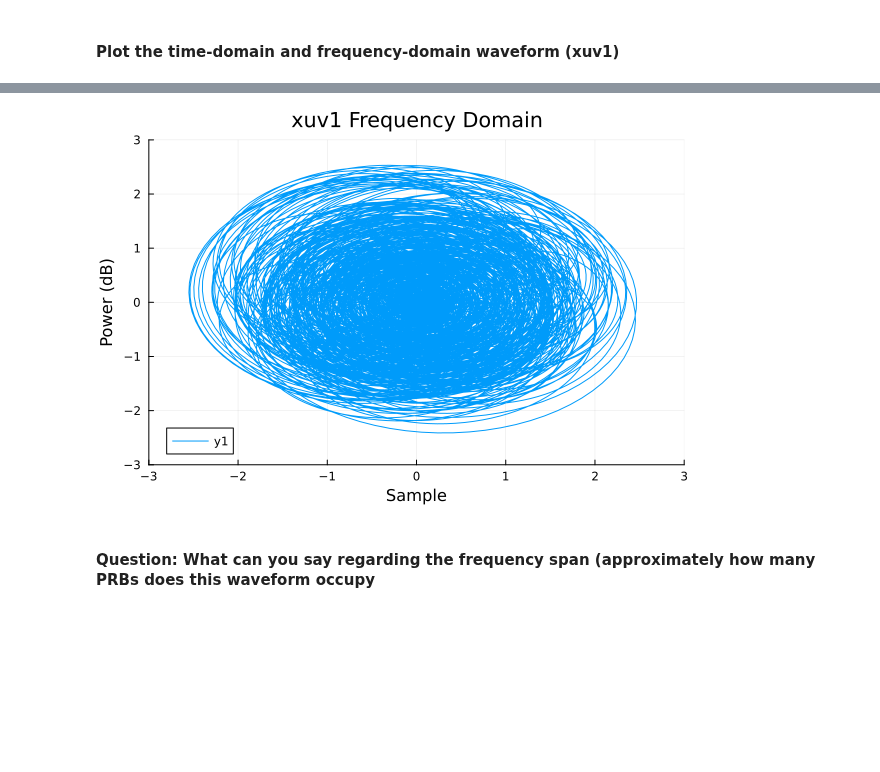
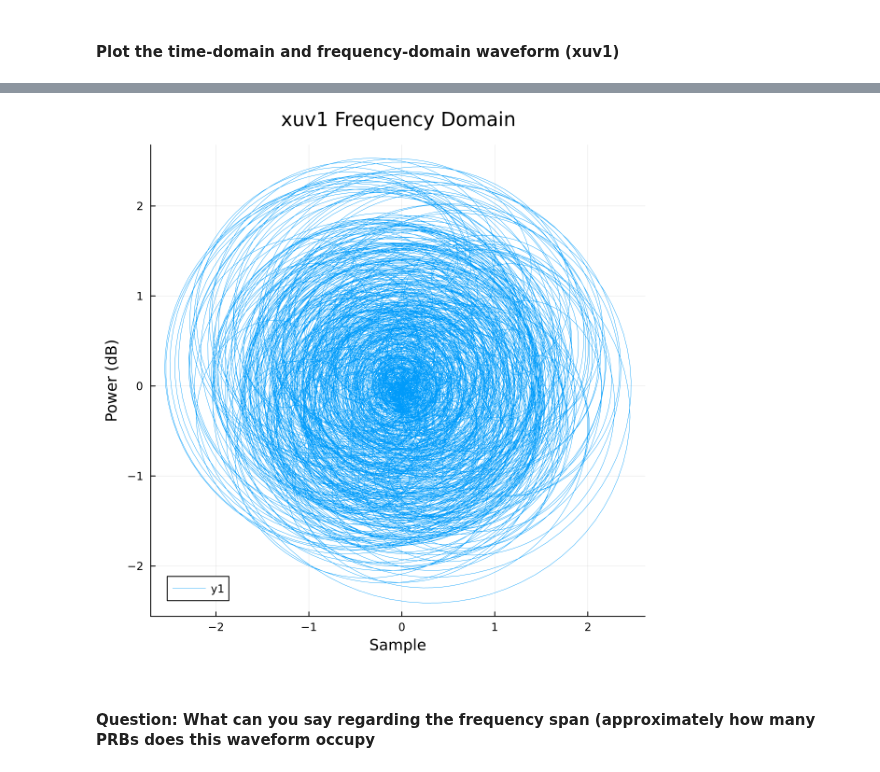
Before and after one commit to setrar/DigiCom, a Jupyter notebook: Labs/TP3/lab3_stud.ipynb, the cells around one changed output, grey strips where cells are left out. Saved outputs shown, nothing was run; the diff lists cells and outputs as text; code cells hidden in the pictures; blank space fills up the shorter version.

```diff
--- a/Labs/TP3/lab3_stud.ipynb
+++ b/Labs/TP3/lab3_stud.ipynb
@@ -143,15 +146,17 @@ plot(xu1
 # %%
 # Plot the result
 # xuv1_plot =
 plot(xuv1_49152
     , xlabel="Sample", ylabel="Power (dB)"
     , title="xuv1 Frequency Domain"
-    , ylim=(-3, 3)
-    , xlim=(-3, 3)
+    # , ylim=(-3, 3)
+    # , xlim=(-3, 3)
+    , size = (600, 600)
+    , linewidth=.4
 )
 # savefig(xuv1_plot,"images/xuv1_plot.png");
 # %% [output]
-[figure, old version]
+[figure, new version]
 # %% [markdown]
 #### Question: What can you say regarding the frequency span (approximately how many PRBs does this waveform occupy
 # %%
```
Also changed, not shown: parts of 1 cell of this notebook.
